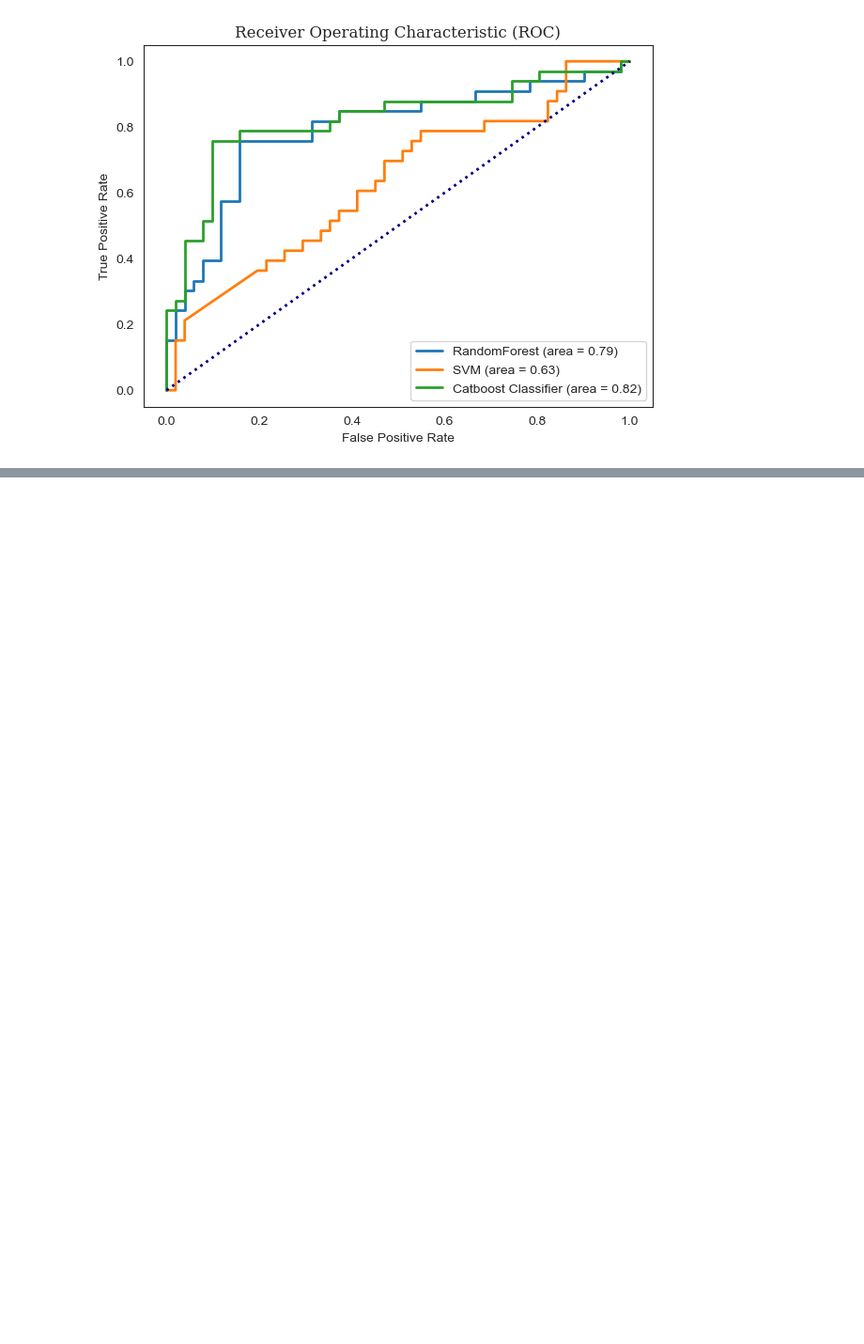
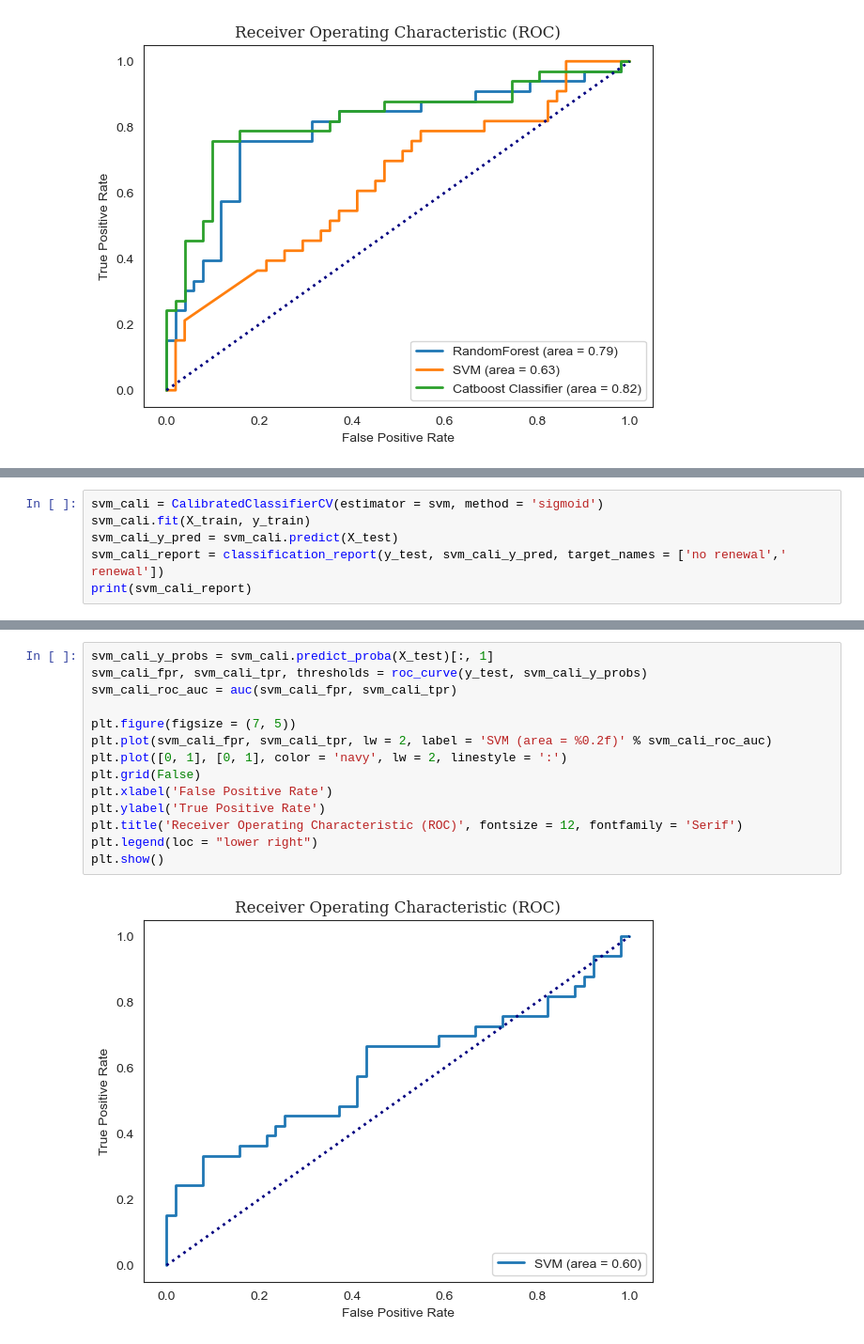
Before and after one commit to Tommylee1013/IndustrialMathematics, a Jupyter notebook: Projects/Modeling.ipynb, the cells around one changed output, grey strips where cells are left out. Shown at 94% size. Drawn from its saved outputs; the diff is of its cells as text; blank space fills up the shorter version.

```diff
--- a/Projects/Modeling.ipynb
+++ b/Projects/Modeling.ipynb
@@ -346,0 +386,6 @@ plt.show()
+# %%
+svm_cali = CalibratedClassifierCV(estimator = svm, method = 'sigmoid')
+svm_cali.fit(X_train, y_train)
+svm_cali_y_pred = svm_cali.predict(X_test)
+svm_cali_report = classification_report(y_test, svm_cali_y_pred, target_names = ['no renewal',' renewal'])
+print(svm_cali_report)
@@ -346,0 +401,16 @@ plt.show()
+# %%
+svm_cali_y_probs = svm_cali.predict_proba(X_test)[:, 1]
+svm_cali_fpr, svm_cali_tpr, thresholds = roc_curve(y_test, svm_cali_y_probs)
+svm_cali_roc_auc = auc(svm_cali_fpr, svm_cali_tpr)
+
+plt.figure(figsize = (7, 5))
+plt.plot(svm_cali_fpr, svm_cali_tpr, lw = 2, label = 'SVM (area = %0.2f)' % svm_cali_roc_auc)
+plt.plot([0, 1], [0, 1], color = 'navy', lw = 2, linestyle = ':')
+plt.grid(False)
+plt.xlabel('False Positive Rate')
+plt.ylabel('True Positive Rate')
+plt.title('Receiver Operating Characteristic (ROC)', fontsize = 12, fontfamily = 'Serif')
+plt.legend(loc = "lower right")
+plt.show()
+# %% [output]
+[figure, added]
```
Also changed, not shown: parts of 11 cells of this notebook, 7 other files.
